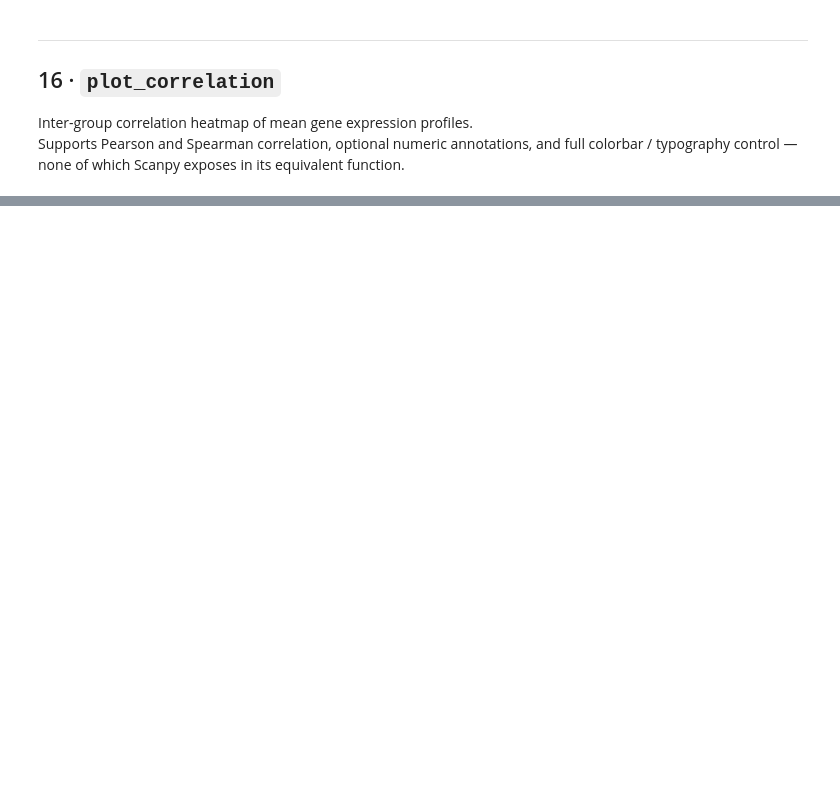
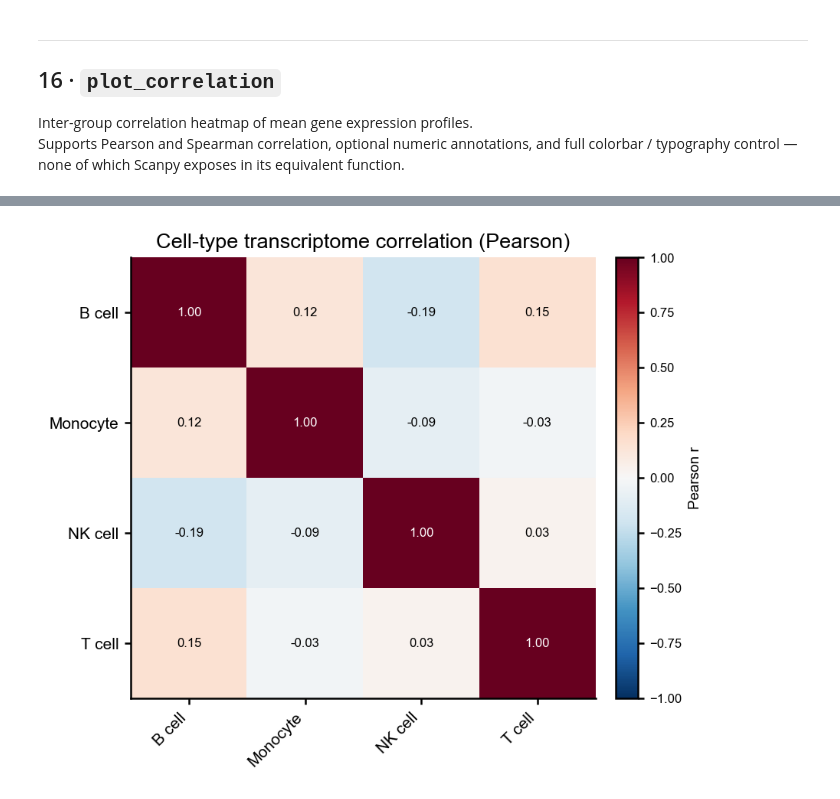
Before and after one commit to xuan13hao/scPyviewer, a Jupyter notebook: tutorial.ipynb, the cells around one changed output, grey strips where cells are left out. Cells and saved outputs as stored; diff of their text form; code cells hidden in the pictures; blank space fills up the shorter version.

```diff
--- a/tutorial.ipynb
+++ b/tutorial.ipynb
@@ -754,23 +917,23 @@ plt.show()
 # %%
 # ── 16.3  annotated + full typography ─────────────────────────────────────
 fig = sv.plot_correlation(
     ds,
     group="cell_type",
     method="pearson",
     annotate=True,            # show correlation coefficient in each cell
     annotation_fmt=".2f",
     cmap="RdBu_r",
     vmin=-1, vmax=1,          # fix full [-1, 1] range for correlation
     # layout
     figsize=(6, 5),
     dpi=150,
-    # typography
+    # typography (correlation exposes tick / colorbar / annotation sizes)
     title="Cell-type transcriptome correlation (Pearson)",
     title_fontsize=13,
-    xlabel_fontsize=11,
-    ylabel_fontsize=11,
     tick_fontsize=10,
+    annotation_fontsize=8,
     colorbar_fontsize=9,
-    font_family="DejaVu Sans",
 )
 plt.show()
+# %% [output]
+[figure, added]
```
Also changed, not shown: parts of 52 cells of this notebook, 14 other files.
